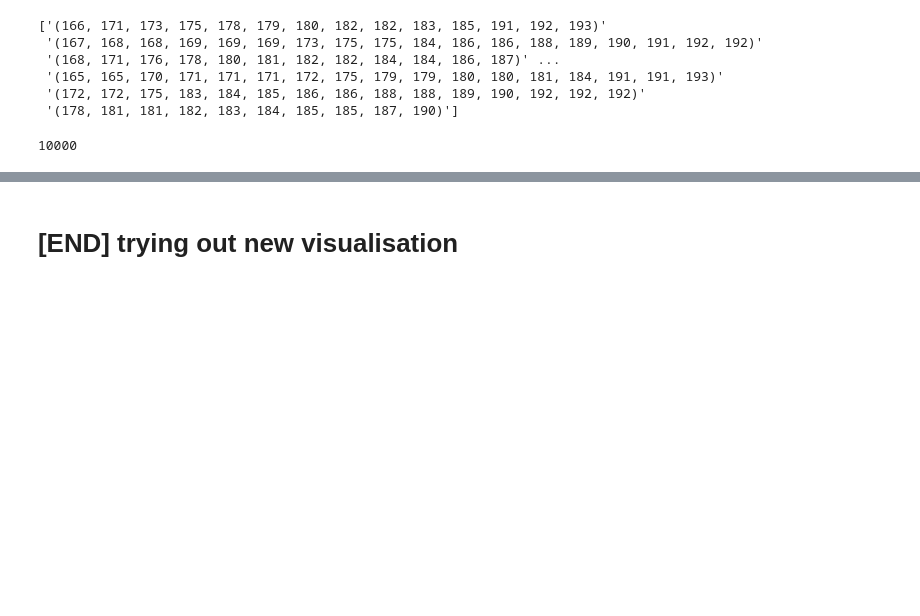
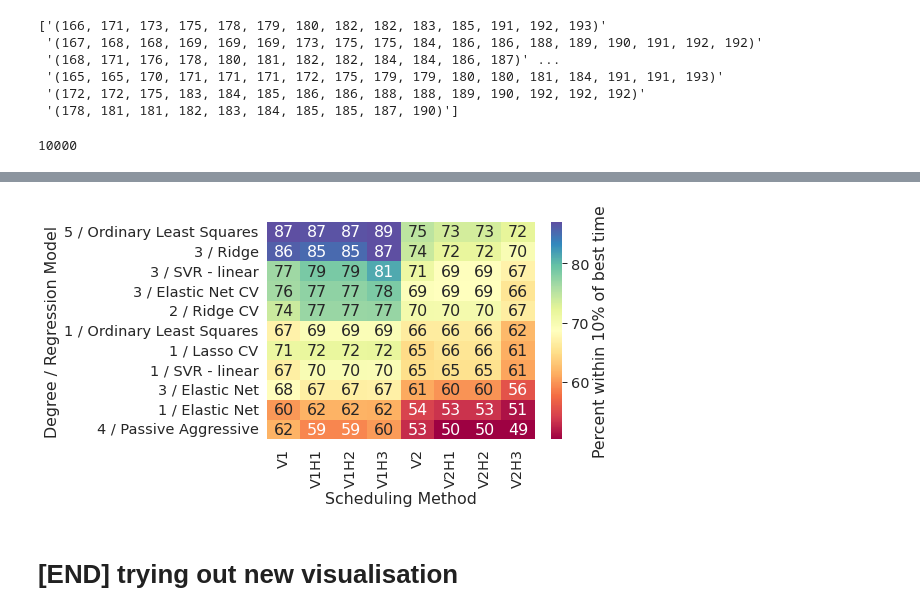
Before and after one commit to Sheypex/ba_proto, a Jupyter notebook: py/graphics.ipynb, the cells around one changed output, grey strips where cells are left out. Drawn from its saved outputs; the diff is of its cells as text; code cells hidden in the pictures; blank space fills up the shorter version.

```diff
--- a/py/graphics.ipynb
+++ b/py/graphics.ipynb
@@ -328,0 +424,2 @@ pprint(regModelMethodScores)
+# %%
+regModelMethodScores10P  = getRegModelMethodScores("regModelMethodScores10P.pickle", bigtable, tol=lambda cur, mini: 10*mini/100)
@@ -356,0 +472,5 @@ plt.show()
+# %%
+scores10PDF = pds.DataFrame(index=regModels, columns=methods, dtype=float)
+for rm, s in regModelMethodScores10P.items():
+    rM, meth = rm
+    scores10PDF.loc[rM, meth] = s
@@ -357,3 +492,21 @@ plt.show()
+# %%
+# normalize
+total = 50_000
+tmp = scores10PDF.transform(lambda x: 100*x/total)
+#
+ax = sns.heatmap(tmp,
+                 cmap="Spectral",
+                 xticklabels=[c.replace("recommender", "") for c in scoresDF.columns],
+                 cbar_kws={"label":"Percent within 10% of best time"},
+                 annot=True,
+                 robust=True)
+plt.xlabel("Scheduling Method")
+plt.ylabel("Degree / Regression Model")
+fig = ax.get_figure()
+save_plot(fig, "heatmap10P", bbox_inches="tight")
+plt.show()
+# %% [output]
+[figure, added]
 # %% [markdown]
 # [END] trying out new visualisation
 # %%
```
Also changed, not shown: parts of 25 cells of this notebook, 6 other files.
